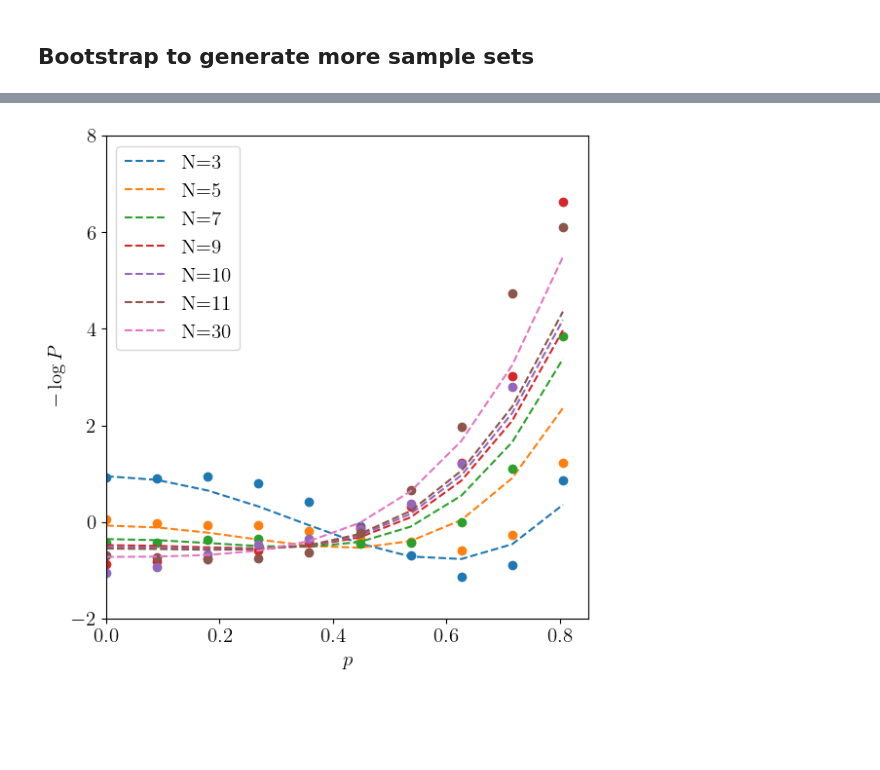
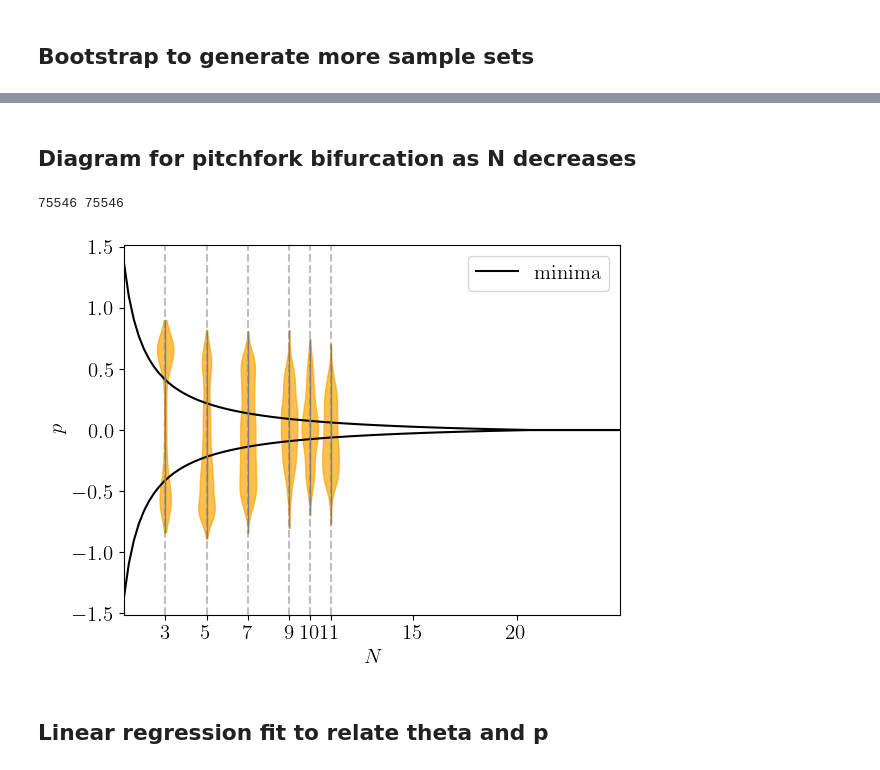
Before and after one commit to Irene-Li/ActivePoly, a Jupyter notebook: spinning_rods_bootstrap.ipynb, the cells around one changed output, grey strips where cells are left out. Saved outputs shown, nothing was run; the diff lists cells and outputs as text; code cells hidden in the pictures; blank space fills up the shorter version.

```diff
--- a/spinning_rods_bootstrap.ipynb
+++ b/spinning_rods_bootstrap.ipynb
@@ -121,27 +141,52 @@ plt.show()
-# %%
-
-guess = np.array([70, 54])
-V_fit = get_V(guess, Ls2)
-
-plt.rc('text', usetex=True)
-plt.rc('font', family='serif', size=15)
-
-fig = plt.figure(figsize=(6, 6))
-
-for (i, L) in enumerate(Ls2):
-    if L < 30:
-        plt.plot(mids_sym, -np.log(Ps_sym[i]), 'o', c=plt.cm.tab10(i))
-    plt.plot(mids_sym, V_fit[i], '--', c=plt.cm.tab10(i), label='N={}'.format(L))
-plt.legend()
-
-plt.ylabel(r'$-\log P$')
-plt.xlabel(r'$p$')
-plt.legend()
-plt.ylim([-2, 8])
-plt.xlim([0, 0.85])
-plt.tight_layout()
-plt.show()
-# %% [output]
-[figure, removed]
+# %% [markdown]
+## Diagram for pitchfork bifurcation as N decreases
+# %%
+
+agg_data = [np.concatenate([d[:, 1] for (d, l) in zip(data, Ls) if l == L])for L in uni_Ls]
+
+print(len(L_scatter), len(data_scatter))
+# %% [output]
+75546 75546
+# %%
+L_continous = np.linspace(1, 25, 100)
+a = 0.5*(4 - mean[0]/L_continous)
+b = 0.25*mean[1]
+
+minima = -a/(2*b)
+minima = np.where(minima < 0, 0, minima)
+plt.plot(L_continous, minima, 'k', label='minima')
+plt.plot(L_continous, -minima, 'k')
+
+agg_data = [np.concatenate([d[:, 1] for (d, l) in zip(data, Ls) if l == L])for L in uni_Ls]
+violin_parts = plt.violinplot(agg_data, uni_Ls, showmeans=False, showmedians=False, showextrema=True, widths=0.8)
+
+for partname in ('cmins', 'cmaxes'):
+    vp = violin_parts[partname]
+    vp.set_linewidth(0)
+
+violin_parts['cbars'].set_linewidth(1)
+violin_parts['cbars'].set_edgecolor('gray')
+
+
+for i, body in enumerate(violin_parts['bodies']):
+    body.set_facecolor('orange')
+    body.set_edgecolor('orange')  # Set edge color
+    body.set_alpha(0.7)  # Set transparency
+
+
+for L in uni_Ls:
+    plt.axvline(x=L, c='gray', linestyle='--', alpha=0.5)
+
+plt.legend()
+plt.xlabel(r'$N$')
+plt.xticks(uni_Ls + [15, 20])
+plt.ylabel(r'$p$')
+plt.xlim([1, L_continous[-1]])
+plt.savefig('Figures/sr_violin.pdf')
+plt.show()
+# %% [output]
+[figure, added]
+# %% [markdown]
+## Linear regression fit to relate theta and p
 # %%
 fits = []
```
Also changed, not shown: parts of 14 cells of this notebook, 15 other files.
